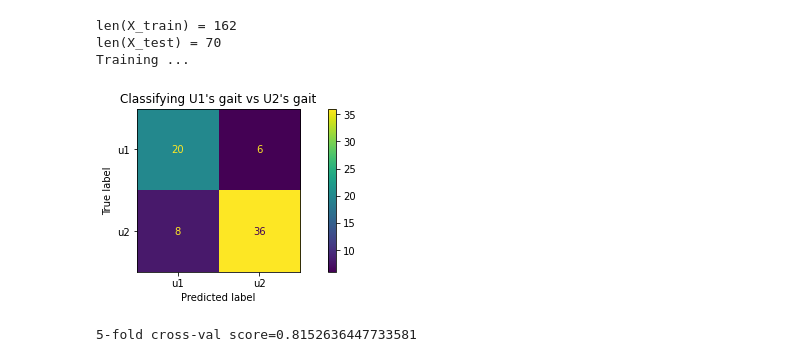
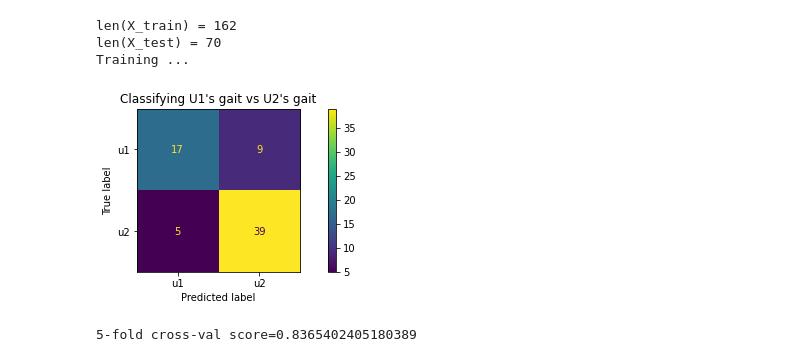
Before and after one commit to SurfTheRepo/Gait-Analysis-IoT-Solution, a Jupyter notebook: ml_part.ipynb, the cells around one changed output. Drawn from its saved outputs; the diff is of its cells as text; code cells hidden in the pictures.

```diff
--- a/ml_part.ipynb
+++ b/ml_part.ipynb
@@ -215,8 +188,8 @@ def squashed_windows(dims, time_scale, time_millis, peaks, num_readings=40):
         window_times.append(time_millis[lower:upper])
     return windows, window_times
 
-windows_u1, _ = generate_windows([ax_u1_f, ay_u1_f, az_u1_f, gx_u1, gy_u1, gz_u1, total_u1], time_scale, time_millis_u1, peaks_u1, num_readings=20)
-windows_u2, _ = generate_windows([ax_u2_f, ay_u2_f, az_u2_f, gx_u2, gy_u2, gz_u2, total_u2], time_scale, time_millis_u2, peaks_u2, num_readings=20)
+windows_u1, _ = generate_windows([ax_u1_f, ay_u1_f, az_u1_f], time_scale, time_millis_u1, peaks_u1, num_readings=20)
+windows_u2, _ = generate_windows([ax_u2_f, ay_u2_f, az_u2_f], time_scale, time_millis_u2, peaks_u2, num_readings=20)
 
 print(f"len(windows_u1)={len(windows_u1)}")
 print(f"len(windows_u2)={len(windows_u2)}")
@@ -228,6 +202,6 @@ len(windows_u2)=143
 # %%
-squashed_u1, _ = squashed_windows([ax_u1_f, ay_u1_f, az_u1_f, gx_u1, gy_u1, gz_u1, total_u1], time_scale, time_millis_u1, peaks_u1, num_readings=20)
-squashed_u2, _ = squashed_windows([ax_u2_f, ay_u2_f, az_u2_f, gx_u2, gy_u2, gz_u2, total_u2], time_scale, time_millis_u2, peaks_u2, num_readings=20)
+squashed_u1, _ = squashed_windows([gx_u1, gy_u1, gz_u1, total_u1], time_scale, time_millis_u1, peaks_u1, num_readings=20)
+squashed_u2, _ = squashed_windows([ gx_u2, gy_u2, gz_u2, total_u2], time_scale, time_millis_u2, peaks_u2, num_readings=20)
 print(f"len(squashed_u1)={len(squashed_u1)}")
 print(f"len(squashed_u2)={len(squashed_u2)}")
 # %% [output]
@@ -310,12 +298,12 @@ Training ...
 # %%
 # squashed windows + KNN
-train_and_test(X, y, KNeighborsClassifier(n_neighbors=4))
+train_and_test(X, y, KNeighborsClassifier(n_neighbors=5))
 # %% [output]
 len(X_train) = 162
 len(X_test) = 70
 Training ...
-[figure, old version]
+[figure, new version]
-5-fold cross-val score=0.8152636447733581
+5-fold cross-val score=0.8365402405180389
 # %%
 # squashed windows + logistic regression
 train_and_test(X, y, LogisticRegression(max_iter=1000))
```
Also changed, not shown: parts of 17 cells of this notebook, 3 other files.
